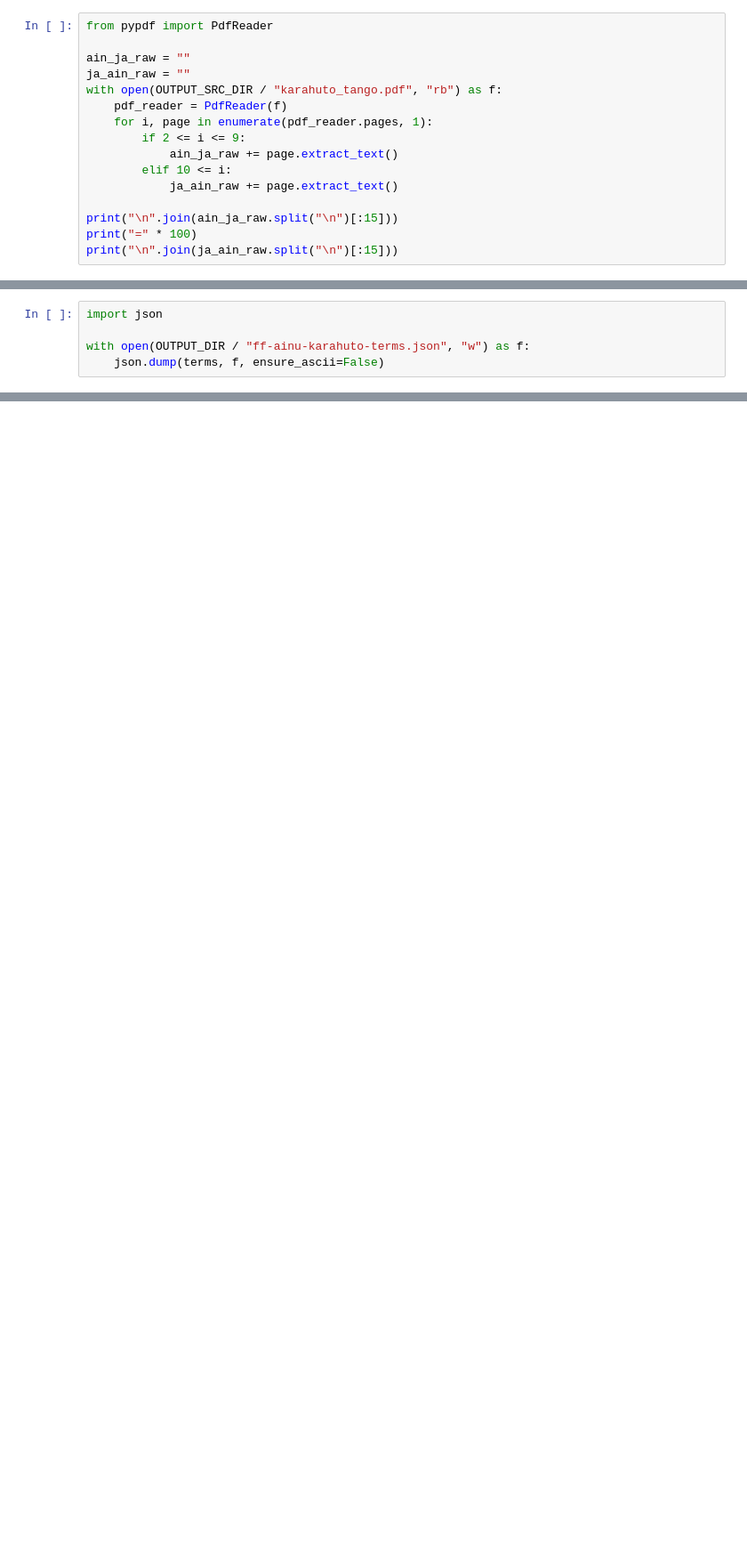
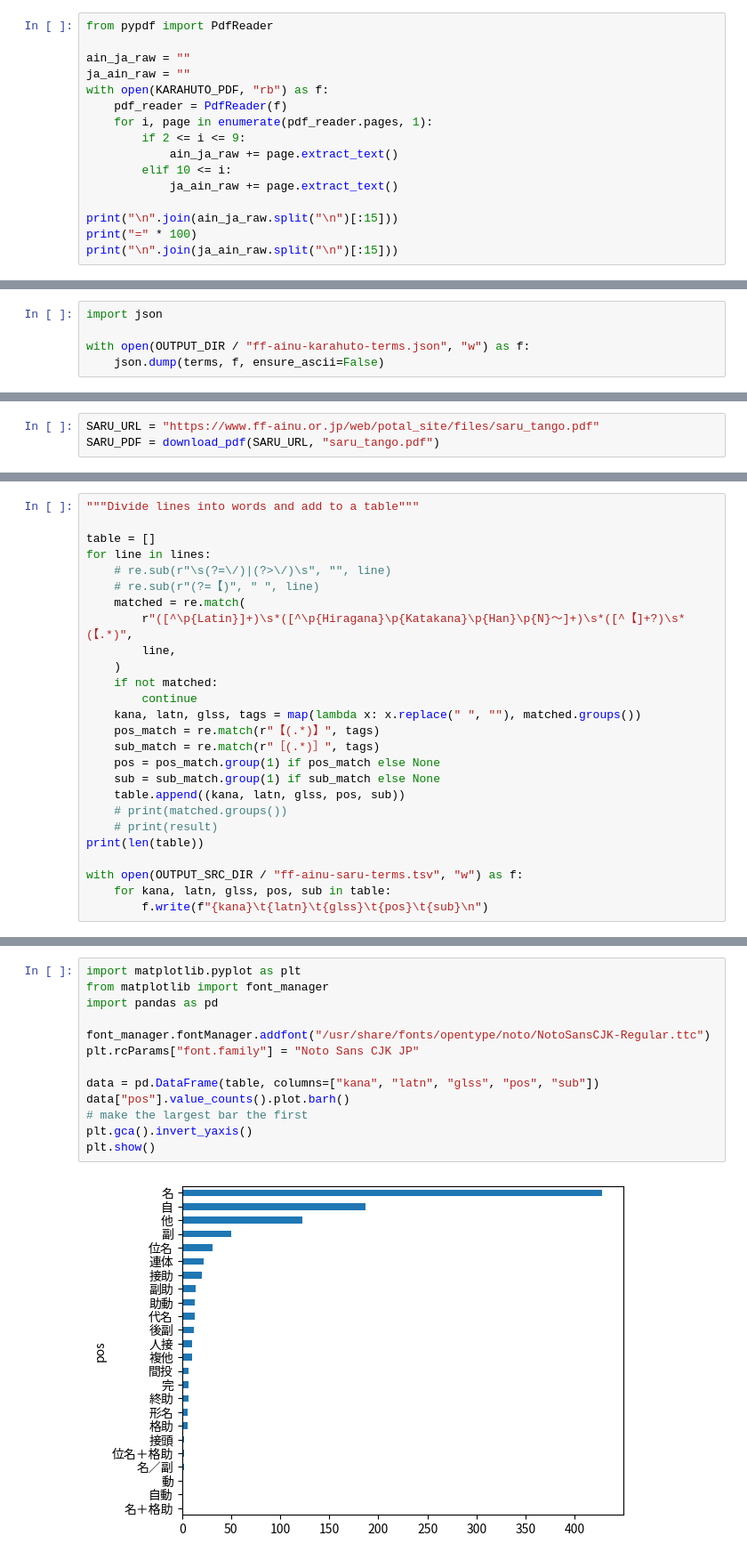
Before and after one commit to mkpoli/ainu-corpora-process, a Jupyter notebook: dictionary/ff-ainu/extract_words.ipynb, the cells around one changed output, grey strips where cells are left out. Shown: that part at 89% size. Cells and saved outputs as stored; diff of their text form; blank space fills up the shorter version.

```diff
--- a/dictionary/ff-ainu/extract_words.ipynb
+++ b/dictionary/ff-ainu/extract_words.ipynb
@@ -41,7 +50,7 @@ from pypdf import PdfReader
 
 ain_ja_raw = ""
 ja_ain_raw = ""
-with open(OUTPUT_SRC_DIR / "karahuto_tango.pdf", "rb") as f:
+with open(KARAHUTO_PDF, "rb") as f:
     pdf_reader = PdfReader(f)
     for i, page in enumerate(pdf_reader.pages, 1):
         if 2 <= i <= 9:
@@ -249,0 +261,3 @@ with open(OUTPUT_DIR / "ff-ainu-karahuto-terms.json", "w") as f:
+# %%
+SARU_URL = "https://www.ff-ainu.or.jp/web/potal_site/files/saru_tango.pdf"
+SARU_PDF = download_pdf(SARU_URL, "saru_tango.pdf")
@@ -249,0 +331,26 @@ with open(OUTPUT_DIR / "ff-ainu-karahuto-terms.json", "w") as f:
+# %%
+"""Divide lines into words and add to a table"""
+
+table = []
+for line in lines:
+    # re.sub(r"\s(?=\/)|(?>\/)\s", "", line)
+    # re.sub(r"(?=【)", " ", line)
+    matched = re.match(
+        r"([^\p{Latin}]+)\s*([^\p{Hiragana}\p{Katakana}\p{Han}\p{N}～]+)\s*([^【]+?)\s*(【.*)",
+        line,
+    )
+    if not matched:
+        continue
+    kana, latn, glss, tags = map(lambda x: x.replace(" ", ""), matched.groups())
+    pos_match = re.match(r"【(.*)】", tags)
+    sub_match = re.match(r"［(.*)］", tags)
+    pos = pos_match.group(1) if pos_match else None
+    sub = sub_match.group(1) if sub_match else None
+    table.append((kana, latn, glss, pos, sub))
+    # print(matched.groups())
+    # print(result)
+print(len(table))
+
+with open(OUTPUT_SRC_DIR / "ff-ainu-saru-terms.tsv", "w") as f:
+    for kana, latn, glss, pos, sub in table:
+        f.write(f"{kana}\t{latn}\t{glss}\t{pos}\t{sub}\n")
@@ -249,0 +375,15 @@ with open(OUTPUT_DIR / "ff-ainu-karahuto-terms.json", "w") as f:
+# %%
+import matplotlib.pyplot as plt
+from matplotlib import font_manager
+import pandas as pd
+
+font_manager.fontManager.addfont("/usr/share/fonts/opentype/noto/NotoSansCJK-Regular.ttc")
+plt.rcParams["font.family"] = "Noto Sans CJK JP"
+
+data = pd.DataFrame(table, columns=["kana", "latn", "glss", "pos", "sub"])
+data["pos"].value_counts().plot.barh()
+# make the largest bar the first
+plt.gca().invert_yaxis()
+plt.show()
+# %% [output]
+[figure, added]
```
Also changed, not shown: parts of 11 cells of this notebook.
